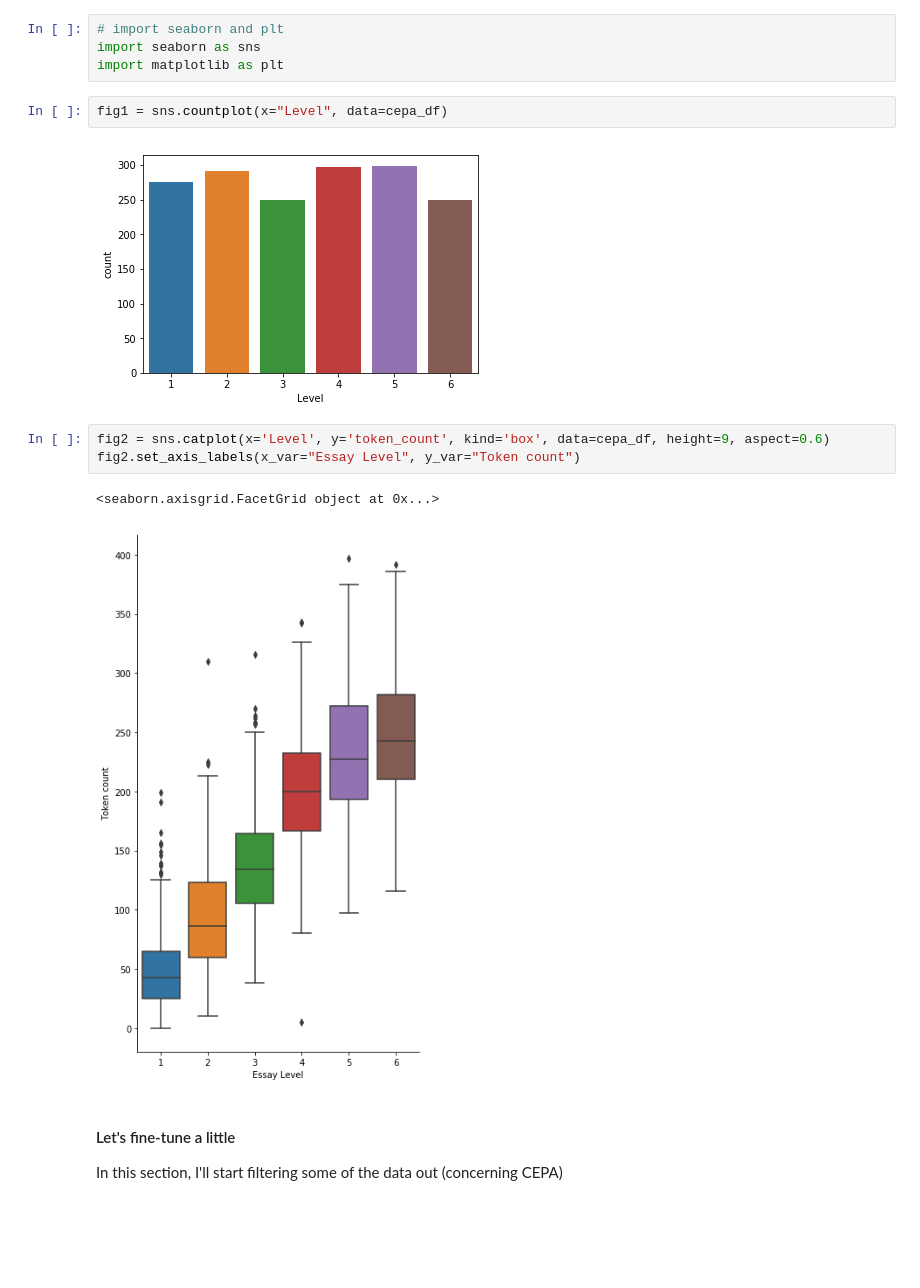
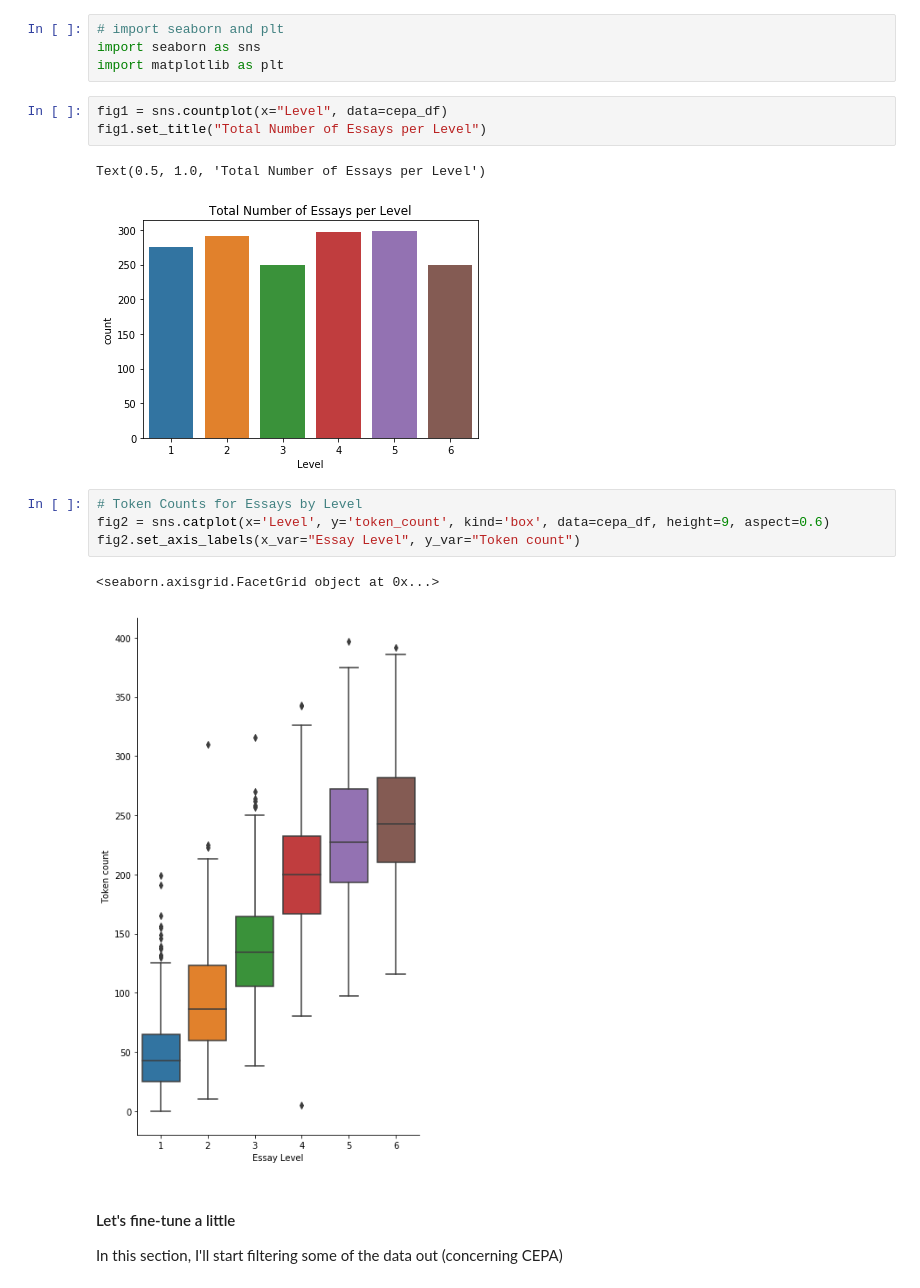
Before and after one commit to Data-Science-for-Linguists-2019/ESL-Article-Acquisition, a Jupyter notebook: exploratory-analysis/prep_data_analysis.ipynb, the cells around one changed output. Cells and saved outputs as stored; diff of their text form; blank space fills up the shorter version.

```diff
--- a/exploratory-analysis/prep_data_analysis.ipynb
+++ b/exploratory-analysis/prep_data_analysis.ipynb
@@ -65,9 +65,12 @@ import seaborn as sns
 import matplotlib as plt
 # %%
 fig1 = sns.countplot(x="Level", data=cepa_df)
+fig1.set_title("Total Number of Essays per Level")
 # %% [output]
+Text(0.5, 1.0, 'Total Number of Essays per Level')
-[figure, old version]
+[figure, new version]
 # %%
+# Token Counts for Essays by Level
 fig2 = sns.catplot(x='Level', y='token_count', kind='box', data=cepa_df, height=9, aspect=0.6)
 fig2.set_axis_labels(x_var="Essay Level", y_var="Token count")
 # %% [output]
```
Also changed, not shown: parts of 11 cells of this notebook.
